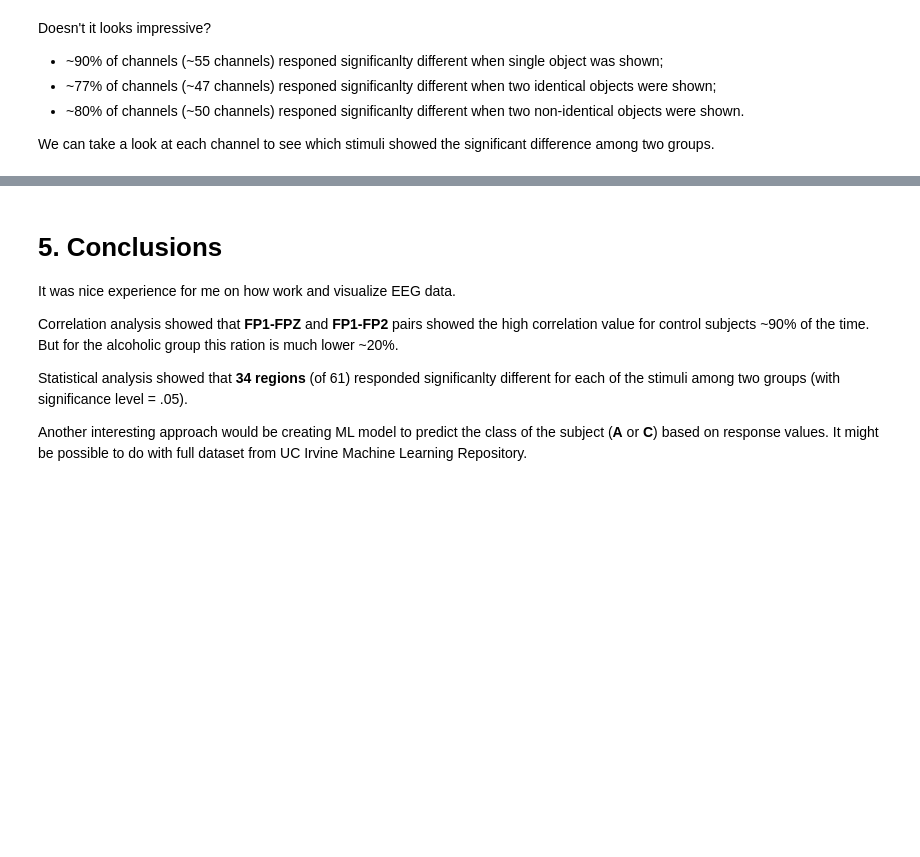
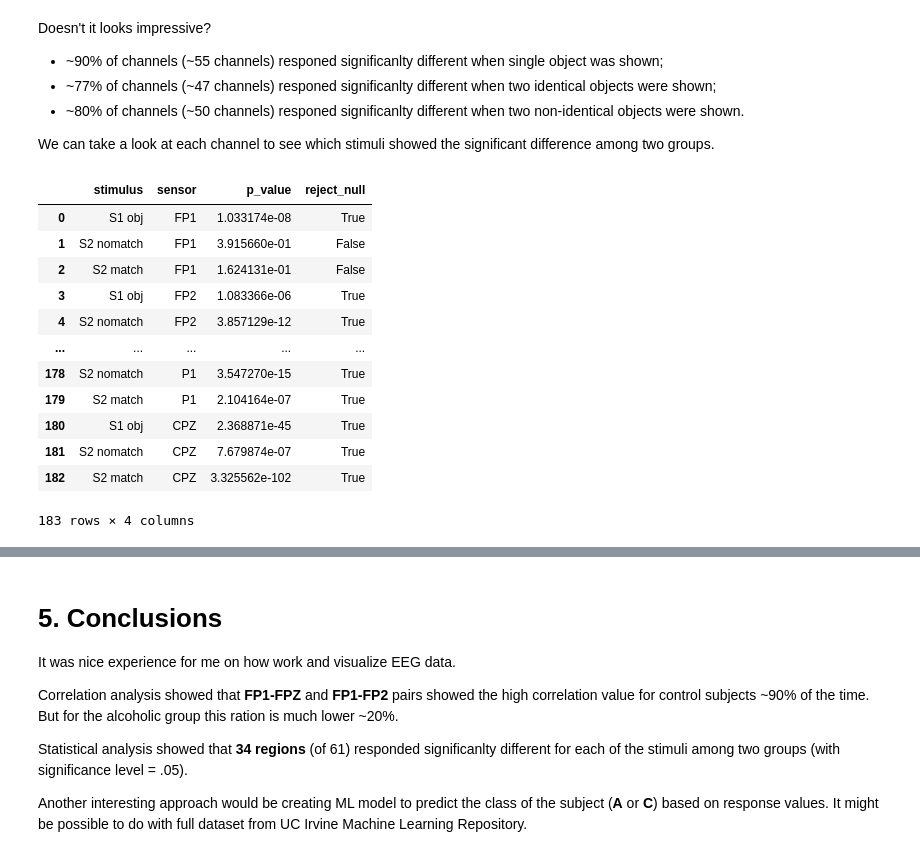
Before and after one commit to ilyak93/Data-Science-for-NeuroScience, a Jupyter notebook: EEG_dataset_expermients.ipynb, the cells around one changed output, grey strips where cells are left out. Saved outputs shown, nothing was run; the diff lists cells and outputs as text; code cells hidden in the pictures; blank space fills up the shorter version.

```diff
--- a/EEG_dataset_expermients.ipynb
+++ b/EEG_dataset_expermients.ipynb
@@ -549,6 +555,22 @@ Doesn't it looks impressive?
 * ~80% of channels (~50 channels) responed significanlty different when two non-identical objects were shown.
 
 We can take a look at each channel to see which stimuli showed the significant difference among two groups.
+# %%
+stat_test_results
+# %% [output]
+|  | stimulus | sensor | p_value | reject_null |
+| 0 | S1 obj | FP1 | 1.033174e-08 | True |
+| 1 | S2 nomatch | FP1 | 3.915660e-01 | False |
+| 2 | S2 match | FP1 | 1.624131e-01 | False |
+| 3 | S1 obj | FP2 | 1.083366e-06 | True |
+| 4 | S2 nomatch | FP2 | 3.857129e-12 | True |
+| ... | ... | ... | ... | ... |
+| 178 | S2 nomatch | P1 | 3.547270e-15 | True |
+| 179 | S2 match | P1 | 2.104164e-07 | True |
+| 180 | S1 obj | CPZ | 2.368871e-45 | True |
+| 181 | S2 nomatch | CPZ | 7.679874e-07 | True |
+| 182 | S2 match | CPZ | 3.325562e-102 | True |
+183 rows × 4 columns
 # %%
 data = []
 for stimulus in stimulus_list:
```
Also changed, not shown: parts of 2 cells of this notebook.
